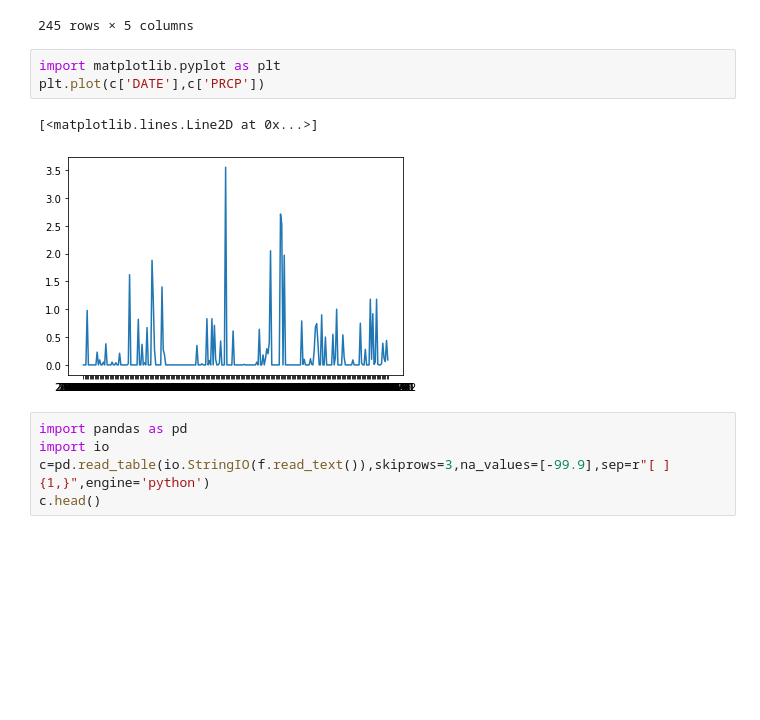
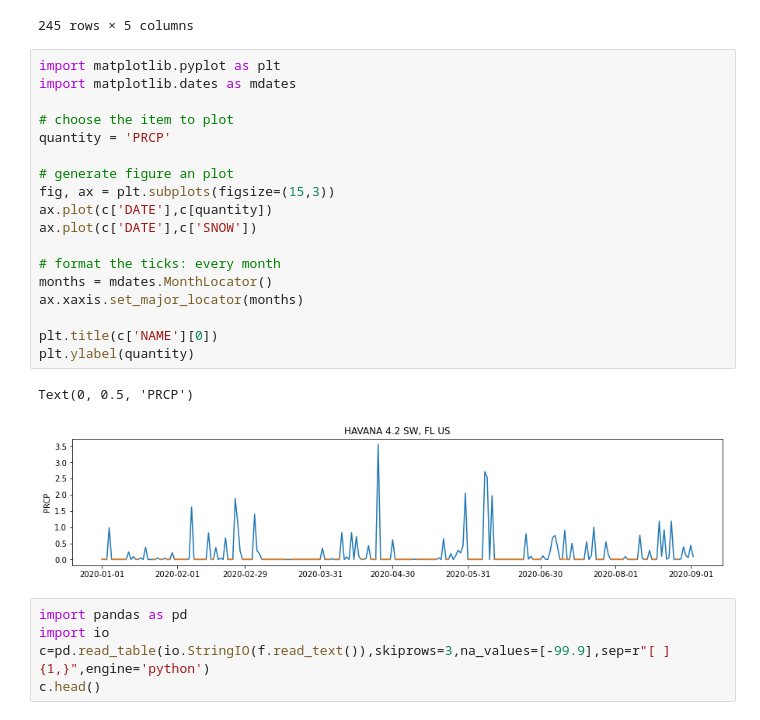
Before and after one commit to UCL-EO/geog0111, a Jupyter notebook: notebooks/018_Python_files.ipynb, the cells around one changed output. Drawn from its saved outputs; the diff is of its cells as text; blank space fills up the shorter version.

```diff
--- a/notebooks/018_Python_files.ipynb
+++ b/notebooks/018_Python_files.ipynb
@@ -382,12 +382,27 @@ c
 | 243 | US1FLGD0002 | HAVANA 4.2 SW, FL US | 2020-09-01 | 0.44 | NaN |
 | 244 | US1FLGD0002 | HAVANA 4.2 SW, FL US | 2020-09-02 | 0.09 | NaN |
 245 rows × 5 columns
-# %%
-import matplotlib.pyplot as plt
-plt.plot(c['DATE'],c['PRCP'])
-# %% [output]
-[<matplotlib.lines.Line2D at 0x...>]
-[figure, removed]
+# %%
+import matplotlib.pyplot as plt
+import matplotlib.dates as mdates
+
+# choose the item to plot
+quantity = 'PRCP'
+
+# generate figure an plot
+fig, ax = plt.subplots(figsize=(15,3))
+ax.plot(c['DATE'],c[quantity])
+ax.plot(c['DATE'],c['SNOW'])
+
+# format the ticks: every month
+months = mdates.MonthLocator()
+ax.xaxis.set_major_locator(months)
+
+plt.title(c['NAME'][0])
+plt.ylabel(quantity)
+# %% [output]
+Text(0, 0.5, 'PRCP')
+[figure, added]
 # %%
 import pandas as pd
 import io
```
Also changed, not shown: 1 other file.
